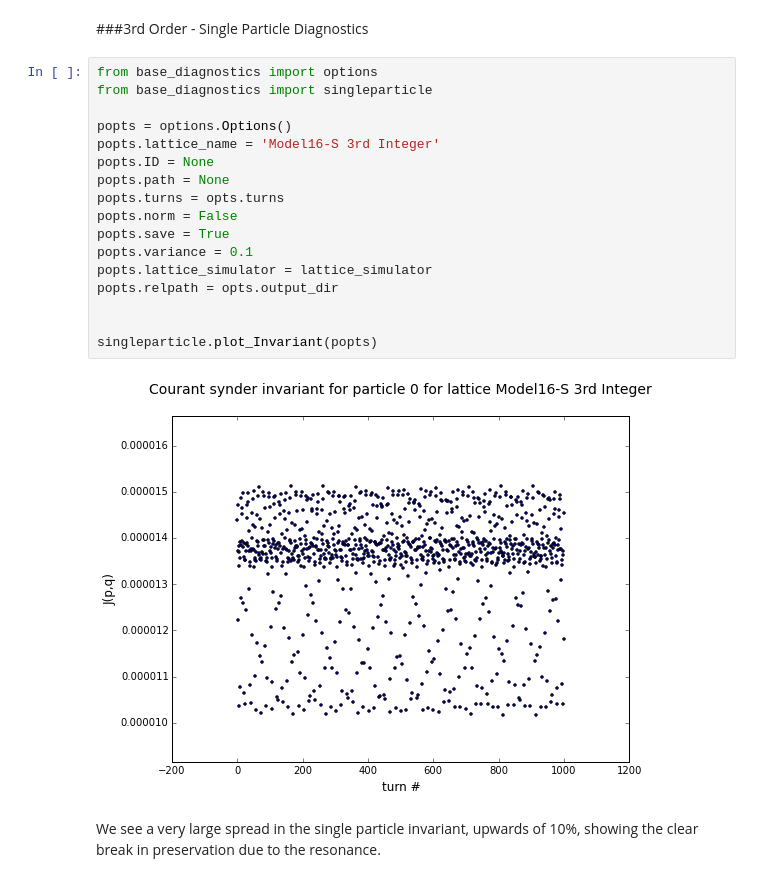
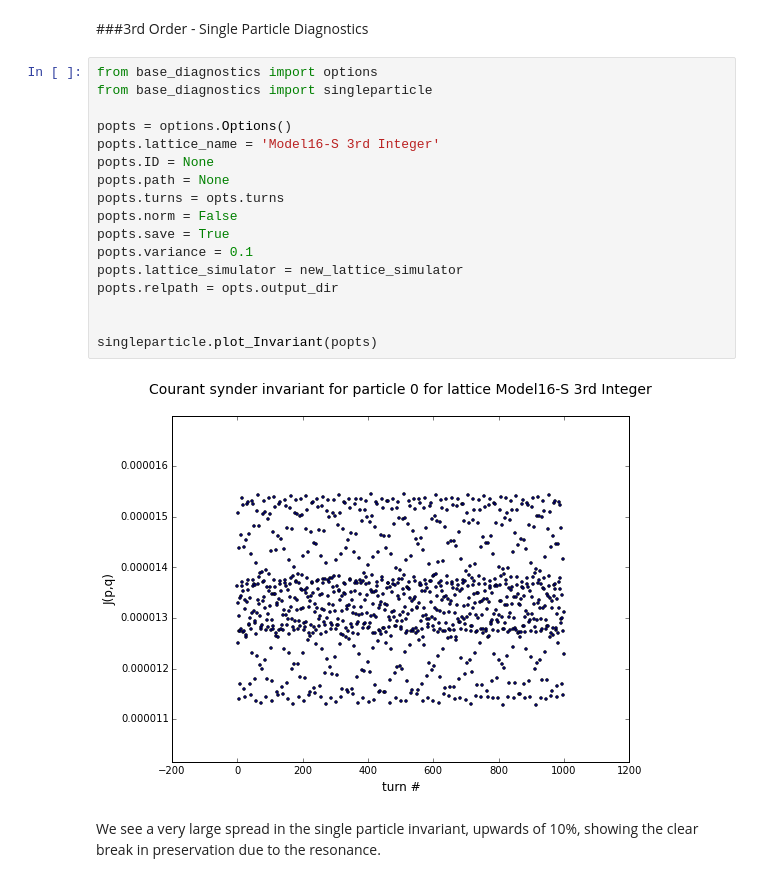
Before and after one commit to lynch829/beamsim, a Jupyter notebook: synergia/notebooks/3rd Order Propagation.ipynb, the cells around one changed output. Cells and saved outputs as stored; diff of their text form.

Commit message:
Adjusted notebook plot calls to use correct lattice_simulator for calculating normalized coordinates

```diff
--- a/synergia/notebooks/3rd Order Propagation.ipynb
+++ b/synergia/notebooks/3rd Order Propagation.ipynb
@@ -148,22 +148,22 @@ NameError: name 'cleanup' is not defined
 # %%
 from base_diagnostics import options
 from base_diagnostics import singleparticle
 
 popts = options.Options()
 popts.lattice_name = 'Model16-S 3rd Integer'
 popts.ID = None
 popts.path = None
 popts.turns = opts.turns
 popts.norm = False
 popts.save = True
 popts.variance = 0.1
-popts.lattice_simulator = lattice_simulator
+popts.lattice_simulator = new_lattice_simulator
 popts.relpath = opts.output_dir
 
 
 singleparticle.plot_Invariant(popts)
 # %% [output]
-[figure, old version]
+[figure, new version]
 # %% [markdown]
 We see a very large spread in the single particle invariant, upwards of 10%, showing the clear break in preservation due to the resonance.
 # %%
```
Also changed, not shown: parts of 3 cells of this notebook.
